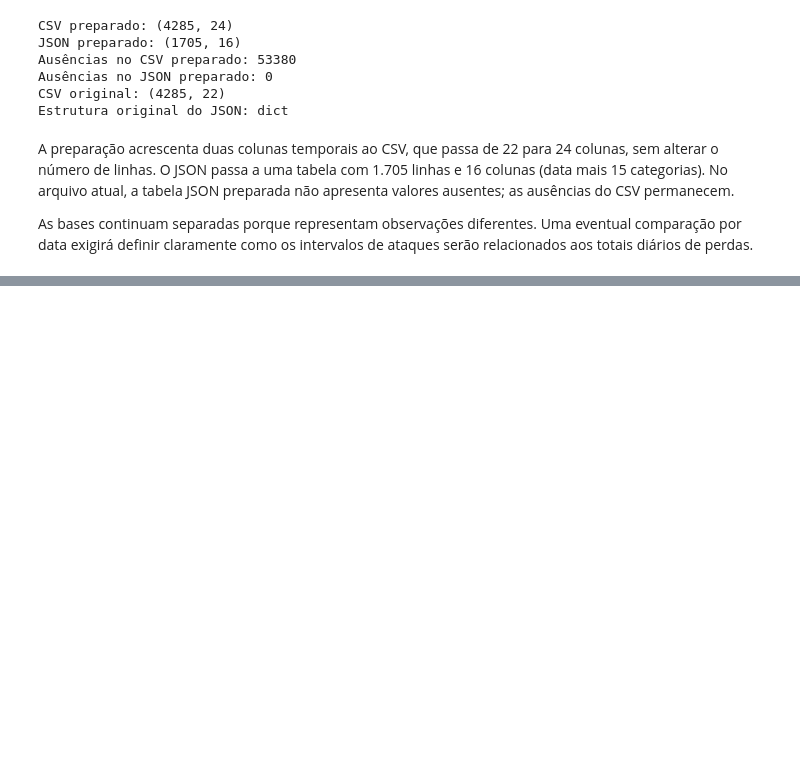
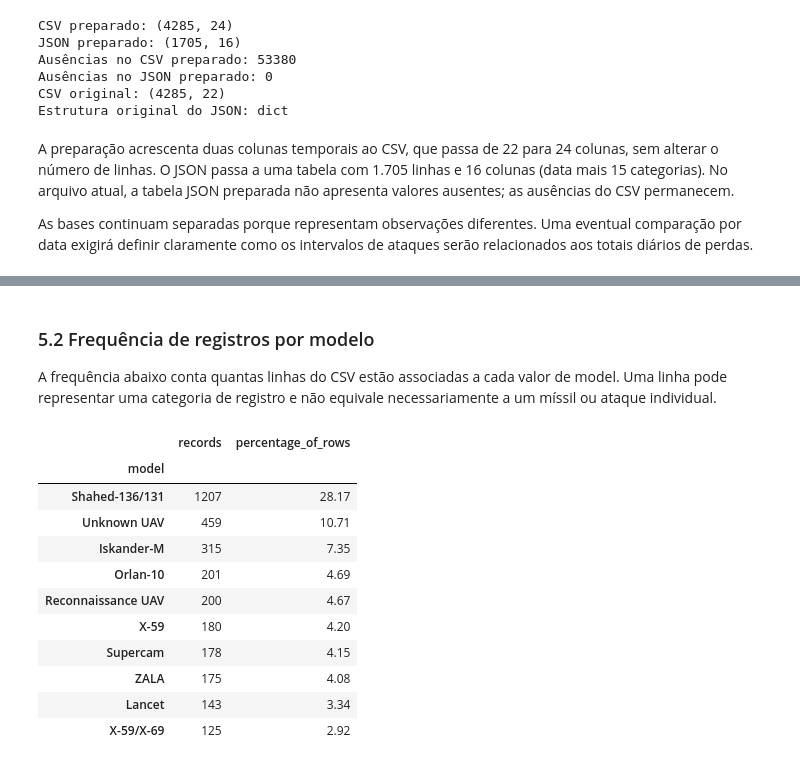
Before and after one commit to TW1ST3RX10/Russo-Ukrainian_War-DC, a Jupyter notebook: notebooks/Analise_Exploratoria.ipynb, the cells around one changed output, grey strips where cells are left out. Drawn from its saved outputs; the diff is of its cells as text; code cells hidden in the pictures; blank space fills up the shorter version.

```diff
--- a/notebooks/Analise_Exploratoria.ipynb
+++ b/notebooks/Analise_Exploratoria.ipynb
@@ -473,0 +498,28 @@ As bases continuam separadas porque representam observações diferentes. Uma ev
+# %% [markdown]
+### 5.2 Frequência de registros por modelo
+
+A frequência abaixo conta quantas linhas do CSV estão associadas a cada valor de model. Uma linha pode representar uma categoria de registro e não equivale necessariamente a um míssil ou ataque individual.
+# %%
+# Conta e classifica os modelos pelo número de linhas no CSV.
+model_counts = df_attacks_prepared["model"].value_counts()
+
+# Exibe os dez modelos mais frequentes e sua proporção sobre todas as linhas.
+top_models = model_counts.head(10).rename("records").to_frame()
+top_models["percentage_of_rows"] = (
+    top_models["records"] / len(df_attacks_prepared) * 100
+).round(2)
+
+top_models
+# %% [output]
+|  | records | percentage_of_rows |
+| model |  |  |
+| Shahed-136/131 | 1207 | 28.17 |
+| Unknown UAV | 459 | 10.71 |
+| Iskander-M | 315 | 7.35 |
+| Orlan-10 | 201 | 4.69 |
+| Reconnaissance UAV | 200 | 4.67 |
+| X-59 | 180 | 4.20 |
+| Supercam | 178 | 4.15 |
+| ZALA | 175 | 4.08 |
+| Lancet | 143 | 3.34 |
+| X-59/X-69 | 125 | 2.92 |
```
Also changed, not shown: parts of 11 cells of this notebook.
